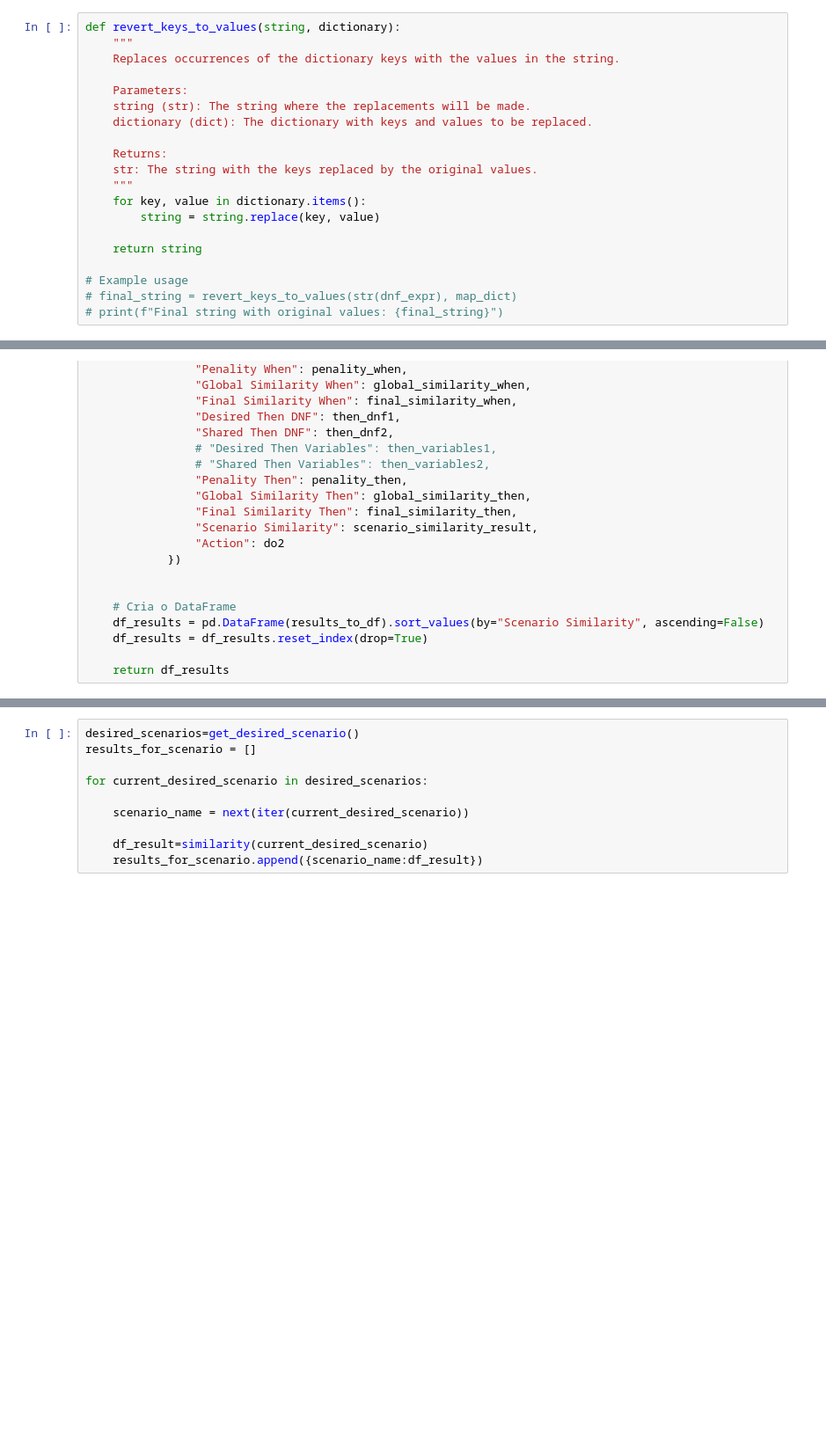
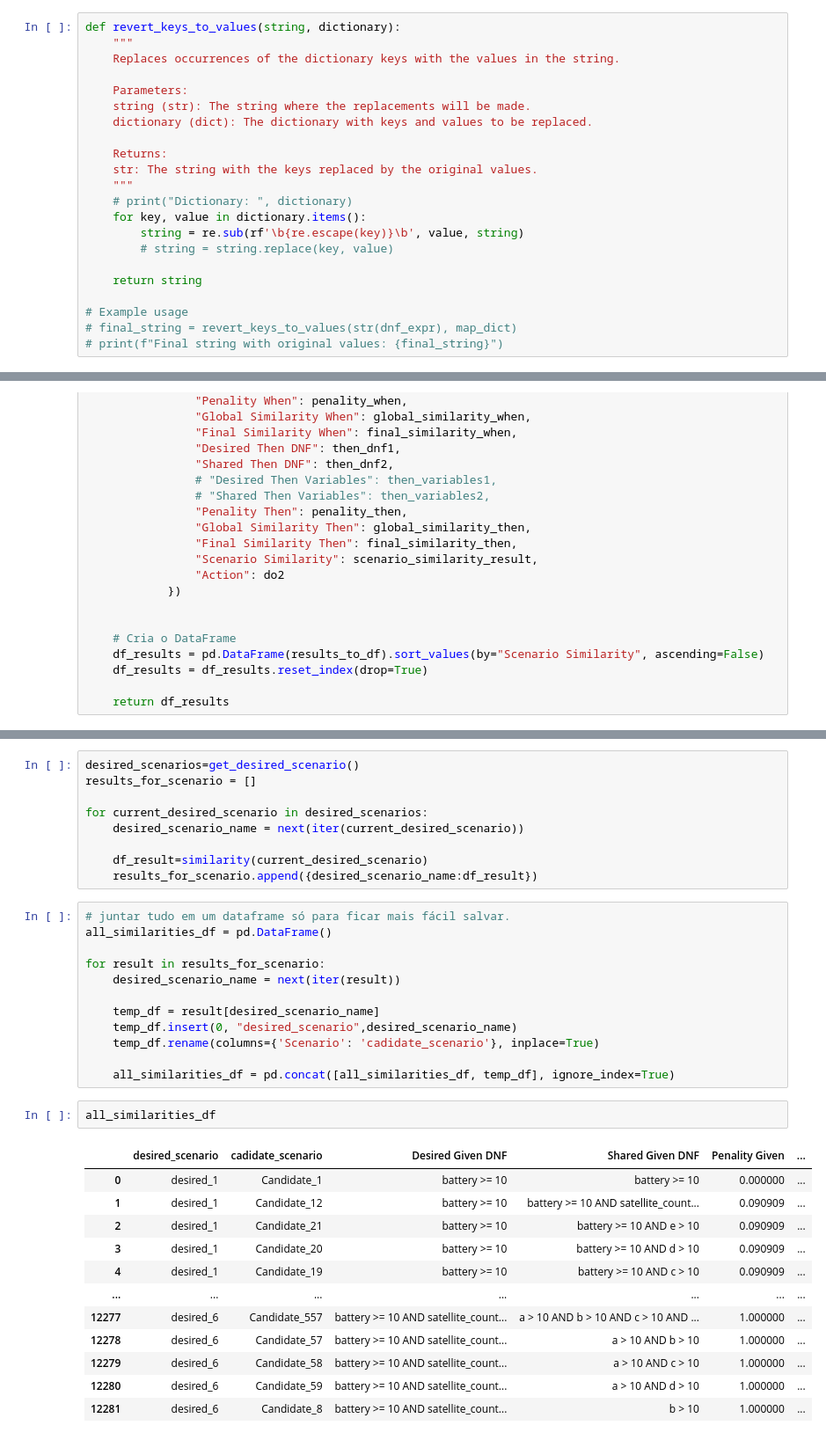
Before and after one commit to lucasvieira123/unexpected_scenario_handling_system, a Jupyter notebook: src/experiments/similarity_analytics.ipynb, the cells around one changed output, grey strips where cells are left out. Shown: that part at 88% size. Saved outputs shown, nothing was run; the diff lists cells and outputs as text; blank space fills up the shorter version.

```diff
--- a/src/experiments/similarity_analytics.ipynb
+++ b/src/experiments/similarity_analytics.ipynb
@@ -240,8 +241,10 @@ def revert_keys_to_values(string, dictionary):
     Returns:
     str: The string with the keys replaced by the original values.
     """
+    # print("Dictionary: ", dictionary)
     for key, value in dictionary.items():
-        string = string.replace(key, value)
+        string = re.sub(rf'\b{re.escape(key)}\b', value, string)
+        # string = string.replace(key, value)
 
     return string
 
@@ -767,8 +791,34 @@ desired_scenarios=get_desired_scenario()
 results_for_scenario = []
 
 for current_desired_scenario in desired_scenarios:
-
-    scenario_name = next(iter(current_desired_scenario))
+    desired_scenario_name = next(iter(current_desired_scenario))
 
     df_result=similarity(current_desired_scenario)
-    results_for_scenario.append({scenario_name:df_result})
+    results_for_scenario.append({desired_scenario_name:df_result})
+# %%
+# juntar tudo em um dataframe só para ficar mais fácil salvar.
+all_similarities_df = pd.DataFrame()
+
+for result in results_for_scenario:
+    desired_scenario_name = next(iter(result))
+
+    temp_df = result[desired_scenario_name]
+    temp_df.insert(0, "desired_scenario",desired_scenario_name)
+    temp_df.rename(columns={'Scenario': 'cadidate_scenario'}, inplace=True)
+
+    all_similarities_df = pd.concat([all_similarities_df, temp_df], ignore_index=True)
+# %%
+all_similarities_df
+# %% [output]
+|  | desired_scenario | cadidate_scenario | Desired Given DNF | Shared Given DNF | Penality Given | ... |
+| 0 | desired_1 | Candidate_1 | battery >= 10 | battery >= 10 | 0.000000 | ... |
+| 1 | desired_1 | Candidate_12 | battery >= 10 | battery >= 10 AND satellite_count... | 0.090909 | ... |
+| 2 | desired_1 | Candidate_21 | battery >= 10 | battery >= 10 AND e > 10 | 0.090909 | ... |
+| 3 | desired_1 | Candidate_20 | battery >= 10 | battery >= 10 AND d > 10 | 0.090909 | ... |
+| 4 | desired_1 | Candidate_19 | battery >= 10 | battery >= 10 AND c > 10 | 0.090909 | ... |
+| ... | ... | ... | ... | ... | ... | ... |
+| 12277 | desired_6 | Candidate_557 | battery >= 10 AND satellite_count... | a > 10 AND b > 10 AND c > 10 AND ... | 1.000000 | ... |
+| 12278 | desired_6 | Candidate_57 | battery >= 10 AND satellite_count... | a > 10 AND b > 10 | 1.000000 | ... |
+| 12279 | desired_6 | Candidate_58 | battery >= 10 AND satellite_count... | a > 10 AND c > 10 | 1.000000 | ... |
+| 12280 | desired_6 | Candidate_59 | battery >= 10 AND satellite_count... | a > 10 AND d > 10 | 1.000000 | ... |
+| 12281 | desired_6 | Candidate_8 | battery >= 10 AND satellite_count... | b > 10 | 1.000000 | ... |
```
Also changed, not shown: parts of 9 cells of this notebook, 7 other files.
